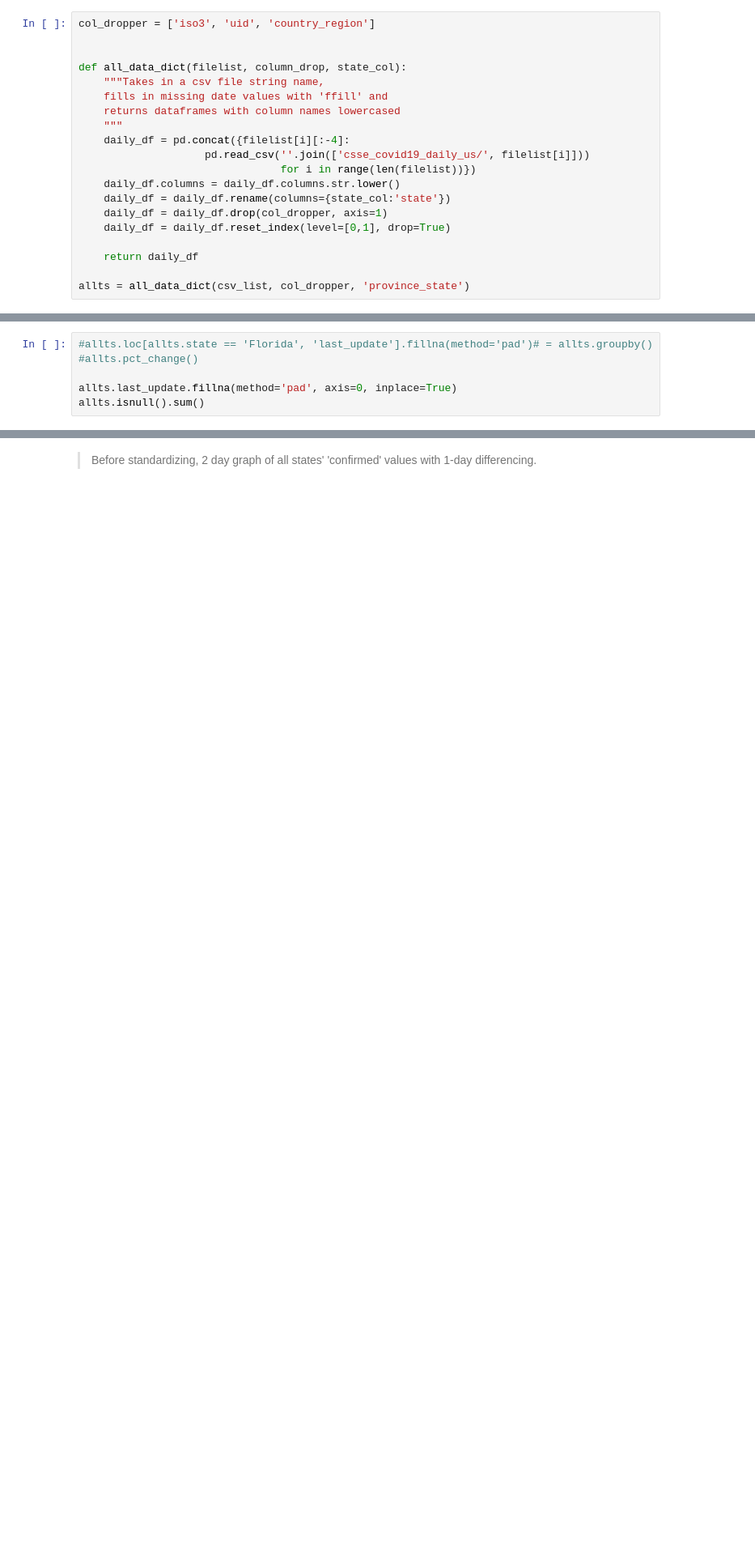
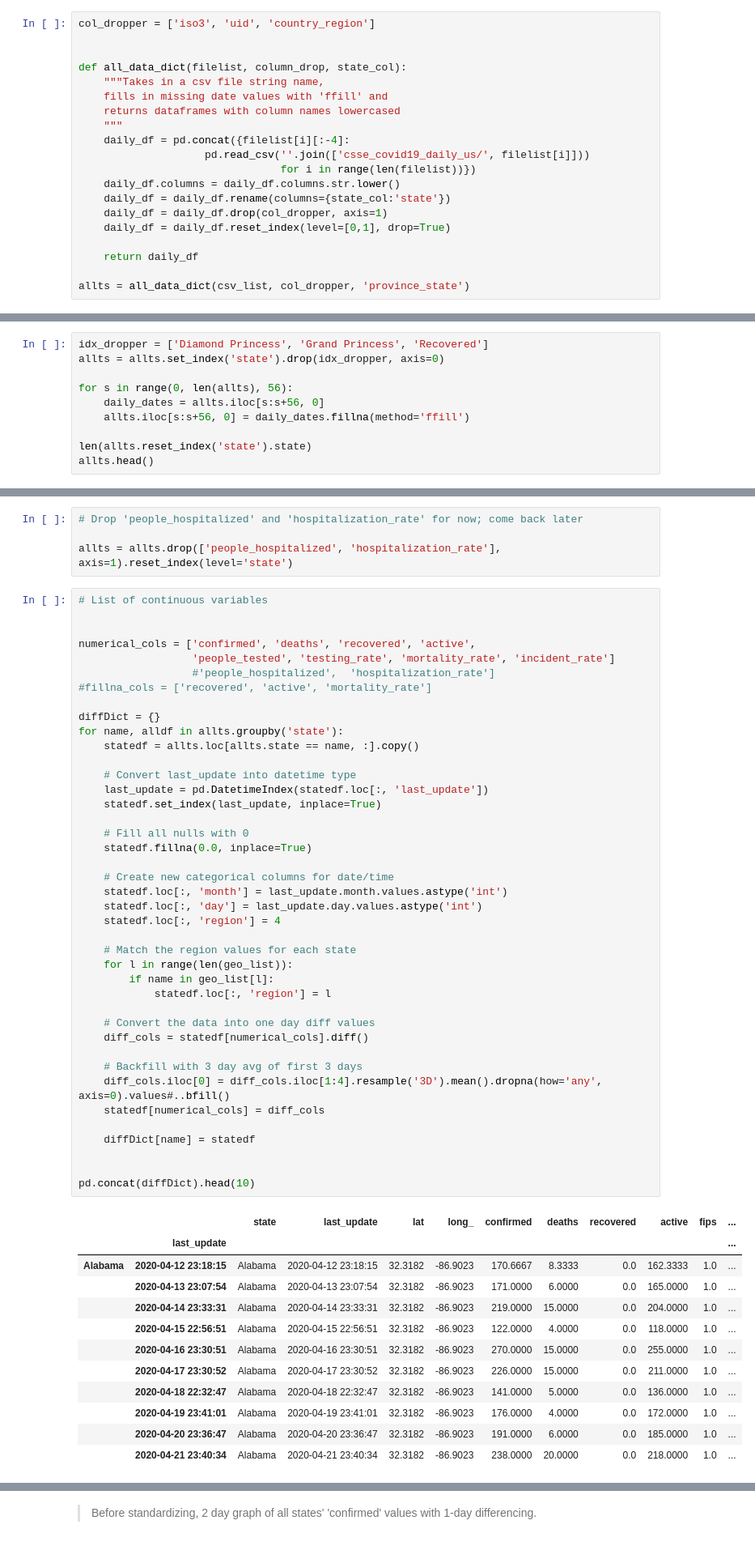
Before and after one commit to jungsNN/covid19-forecast, a Jupyter notebook: roughdraft_5.ipynb, the cells around one changed output, grey strips where cells are left out. Shown at 81% size. Saved outputs shown, nothing was run; the diff lists cells and outputs as text; blank space fills up the shorter version.

```diff
--- a/roughdraft_5.ipynb
+++ b/roughdraft_5.ipynb
@@ -72,9 +74,3 @@ dtype: int64
 | 2 | Arizona | 2020-04-12 23:18:15 | 33.7298 | -111.4312 | 3542 | 115 | NaN | 3427.0 | 4.0 | ... |
 | 3 | Arkansas | 2020-04-12 23:18:15 | 34.9697 | -92.3731 | 1280 | 27 | 367.0 | 1253.0 | 5.0 | ... |
 | 4 | California | 2020-04-12 23:18:15 | 36.1162 | -119.6816 | 22795 | 640 | NaN | 22155.0 | 6.0 | ... |
-# %%
-#allts.loc[allts.state == 'Florida', 'last_update'].fillna(method='pad')# = allts.groupby()
-#allts.pct_change()
-
-allts.last_update.fillna(method='pad', axis=0, inplace=True)
-allts.isnull().sum()
@@ -146,0 +77,10 @@ daily_dif_dict['Pennsylvania'].head()
+# %%
+idx_dropper = ['Diamond Princess', 'Grand Princess', 'Recovered']
+allts = allts.set_index('state').drop(idx_dropper, axis=0)
+
+for s in range(0, len(allts), 56):
+    daily_dates = allts.iloc[s:s+56, 0]
+    allts.iloc[s:s+56, 0] = daily_dates.fillna(method='ffill')
+
+len(allts.reset_index('state').state)
+allts.head()
@@ -147 +136,59 @@ daily_dif_dict['Pennsylvania'].head()
+# %%
+# Drop 'people_hospitalized' and 'hospitalization_rate' for now; come back later
+
+allts = allts.drop(['people_hospitalized', 'hospitalization_rate'], axis=1).reset_index(level='state')
+# %%
+# List of continuous variables
+
+
+numerical_cols = ['confirmed', 'deaths', 'recovered', 'active',
+                  'people_tested', 'testing_rate', 'mortality_rate', 'incident_rate']
+                  #'people_hospitalized',  'hospitalization_rate']
+#fillna_cols = ['recovered', 'active', 'mortality_rate']
+
+diffDict = {}
+for name, alldf in allts.groupby('state'):
+    statedf = allts.loc[allts.state == name, :].copy()
+
+    # Convert last_update into datetime type
+    last_update = pd.DatetimeIndex(statedf.loc[:, 'last_update'])
+    statedf.set_index(last_update, inplace=True)
+
+    # Fill all nulls with 0
+    statedf.fillna(0.0, inplace=True)
+
+    # Create new categorical columns for date/time
+    statedf.loc[:, 'month'] = last_update.month.values.astype('int')
+    statedf.loc[:, 'day'] = last_update.day.values.astype('int')
+    statedf.loc[:, 'region'] = 4
+
+    # Match the region values for each state
+    for l in range(len(geo_list)):
+        if name in geo_list[l]:
+            statedf.loc[:, 'region'] = l
+
+    # Convert the data into one day diff values
+    diff_cols = statedf[numerical_cols].diff()
+
+    # Backfill with 3 day avg of first 3 days
+    diff_cols.iloc[0] = diff_cols.iloc[1:4].resample('3D').mean().dropna(how='any', axis=0).values#..bfill()
+    statedf[numerical_cols] = diff_cols
+
+    diffDict[name] = statedf
+
+
+pd.concat(diffDict).head(10)
+# %% [output]
+|  |  | state | last_update | lat | long_ | confirmed | deaths | recovered | active | fips | ... |
+|  | last_update |  |  |  |  |  |  |  |  |  | ... |
+| Alabama | 2020-04-12 23:18:15 | Alabama | 2020-04-12 23:18:15 | 32.3182 | -86.9023 | 170.6667 | 8.3333 | 0.0 | 162.3333 | 1.0 | ... |
+|  | 2020-04-13 23:07:54 | Alabama | 2020-04-13 23:07:54 | 32.3182 | -86.9023 | 171.0000 | 6.0000 | 0.0 | 165.0000 | 1.0 | ... |
+|  | 2020-04-14 23:33:31 | Alabama | 2020-04-14 23:33:31 | 32.3182 | -86.9023 | 219.0000 | 15.0000 | 0.0 | 204.0000 | 1.0 | ... |
+|  | 2020-04-15 22:56:51 | Alabama | 2020-04-15 22:56:51 | 32.3182 | -86.9023 | 122.0000 | 4.0000 | 0.0 | 118.0000 | 1.0 | ... |
+|  | 2020-04-16 23:30:51 | Alabama | 2020-04-16 23:30:51 | 32.3182 | -86.9023 | 270.0000 | 15.0000 | 0.0 | 255.0000 | 1.0 | ... |
+|  | 2020-04-17 23:30:52 | Alabama | 2020-04-17 23:30:52 | 32.3182 | -86.9023 | 226.0000 | 15.0000 | 0.0 | 211.0000 | 1.0 | ... |
+|  | 2020-04-18 22:32:47 | Alabama | 2020-04-18 22:32:47 | 32.3182 | -86.9023 | 141.0000 | 5.0000 | 0.0 | 136.0000 | 1.0 | ... |
+|  | 2020-04-19 23:41:01 | Alabama | 2020-04-19 23:41:01 | 32.3182 | -86.9023 | 176.0000 | 4.0000 | 0.0 | 172.0000 | 1.0 | ... |
+|  | 2020-04-20 23:36:47 | Alabama | 2020-04-20 23:36:47 | 32.3182 | -86.9023 | 191.0000 | 6.0000 | 0.0 | 185.0000 | 1.0 | ... |
+|  | 2020-04-21 23:40:34 | Alabama | 2020-04-21 23:40:34 | 32.3182 | -86.9023 | 238.0000 | 20.0000 | 0.0 | 218.0000 | 1.0 | ... |
 # %%
```
Also changed, not shown: parts of 37 cells of this notebook, 1 other file.
